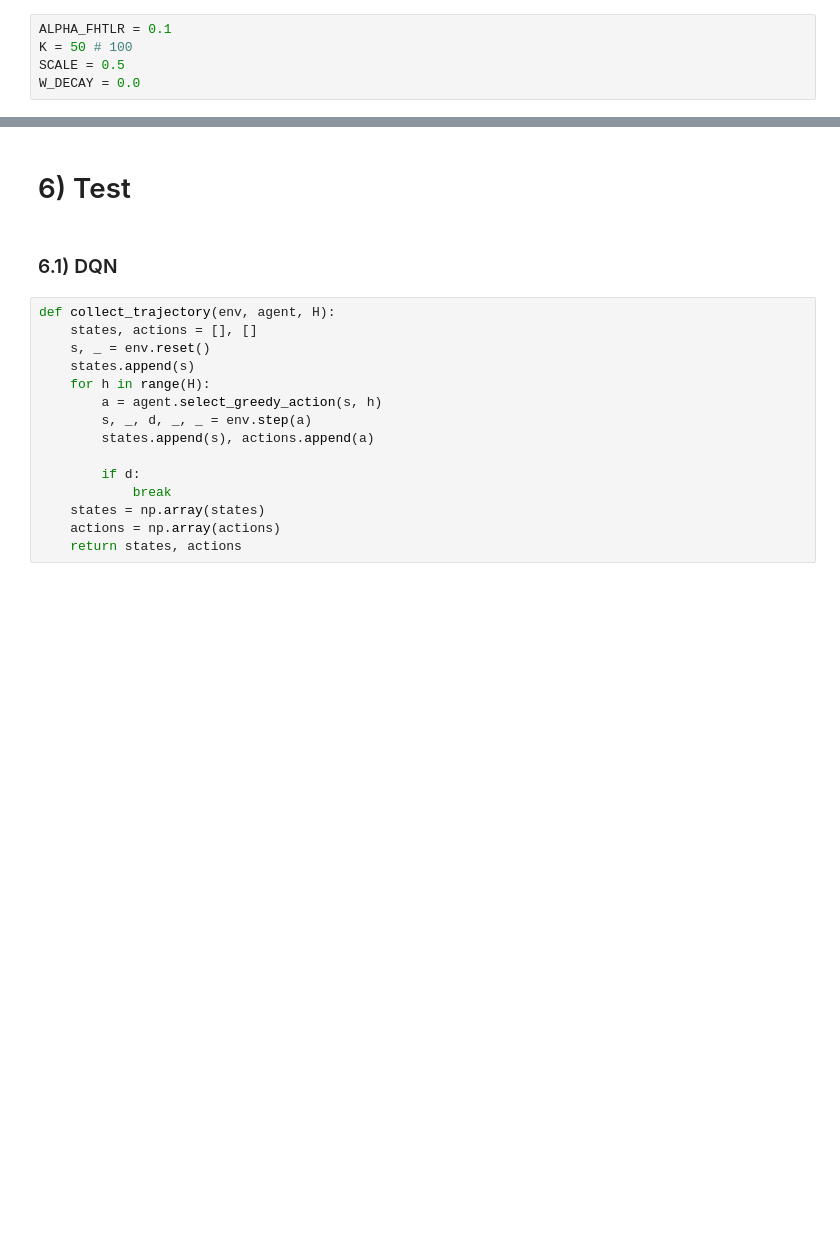
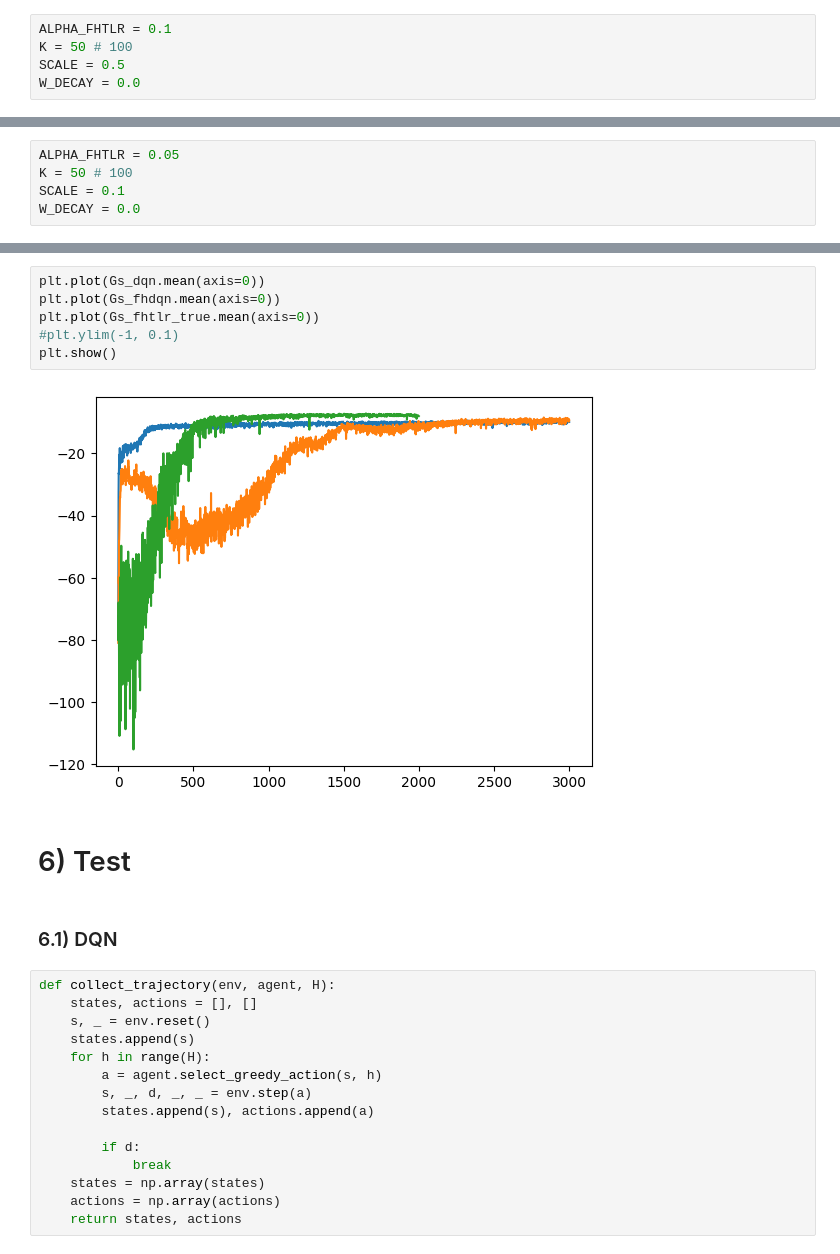
Before and after one commit to sergiorozada12/fhtlr-opt-learning, a Jupyter notebook: battery_setup.ipynb, the cells around one changed output, grey strips where cells are left out. Cells and saved outputs as stored; diff of their text form; blank space fills up the shorter version.

```diff
--- a/battery_setup.ipynb
+++ b/battery_setup.ipynb
@@ -160,0 +156,5 @@ plt.show()
+# %%
+ALPHA_FHTLR = 0.05
+K = 50 # 100
+SCALE = 0.1
+W_DECAY = 0.0
@@ -161,3 +179,11 @@ plt.show()
+# %%
+plt.plot(Gs_dqn.mean(axis=0))
+plt.plot(Gs_fhdqn.mean(axis=0))
+plt.plot(Gs_fhtlr_true.mean(axis=0))
+#plt.ylim(-1, 0.1)
+plt.show()
+# %% [output]
+[figure, added]
 # %% [markdown]
 # 6) Test
 # %% [markdown]
```
Also changed, not shown: parts of 12 cells of this notebook, 2 other files.
